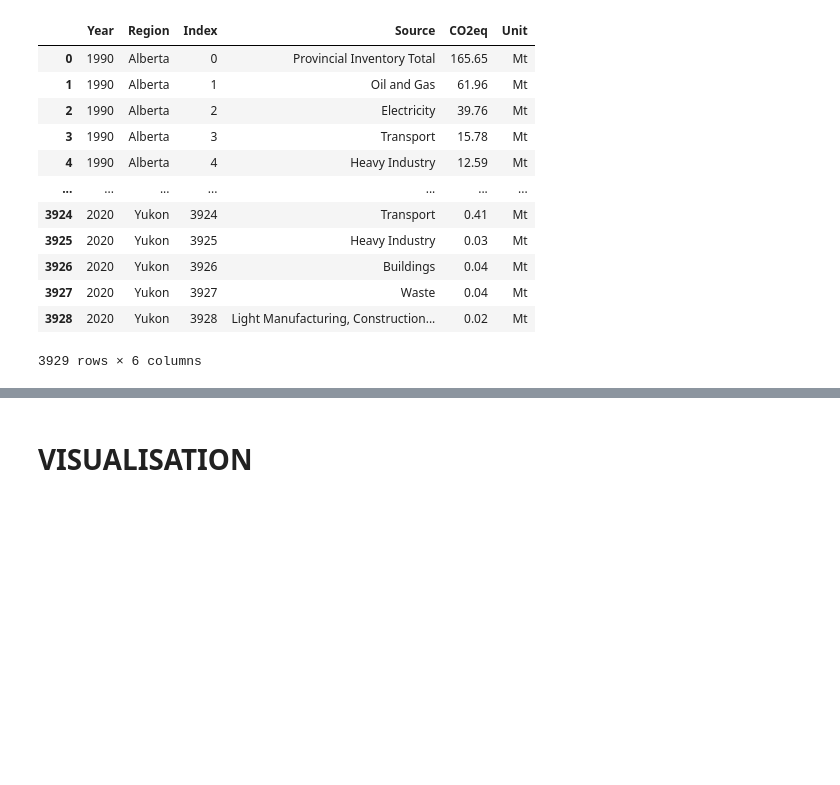
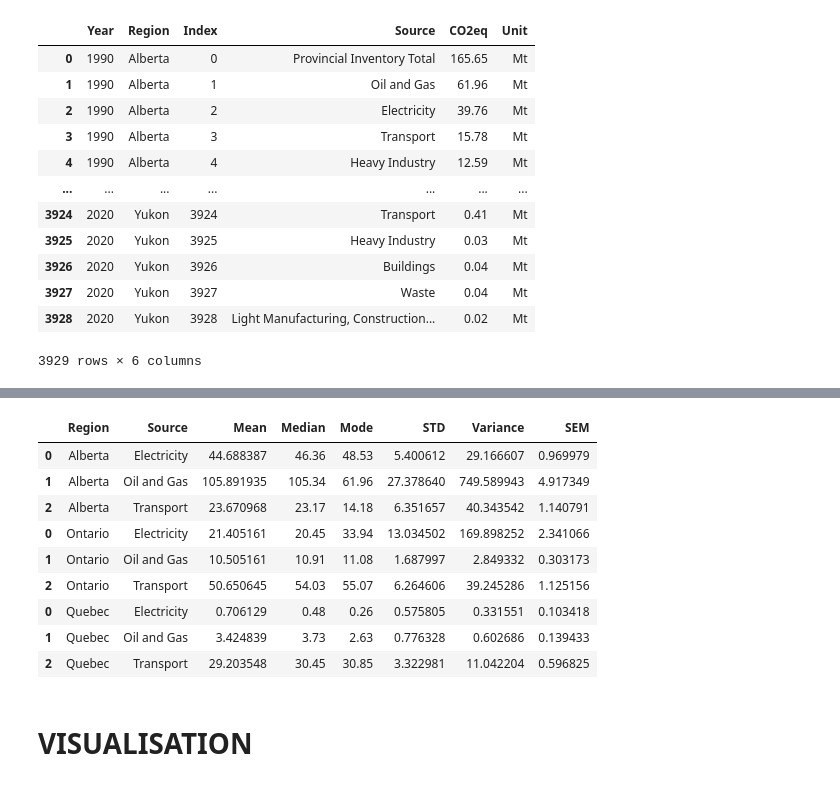
Before and after one commit to fabiomarcullo/Project_1_Climate_Action_Goals, a Jupyter notebook: Project_Sustainability_Data.ipynb, the cells around one changed output, grey strips where cells are left out. Cells and saved outputs as stored; diff of their text form; code cells hidden in the pictures; blank space fills up the shorter version.

```diff
--- a/Project_Sustainability_Data.ipynb
+++ b/Project_Sustainability_Data.ipynb
@@ -281,0 +191,63 @@ quebec_scores
+# %%
+
+# Filter data by province and convert CO2eq to numeric
+alberta = provices_result[(provices_result["Region"] == "Alberta")&(provices_result["Source"].isin(["Electricity", "Oil and Gas", "Transport"]))]
+alberta.loc[:, "CO2eq"] = pd.to_numeric(alberta["CO2eq"], errors="coerce")
+
+ontario = provices_result[(provices_result["Region"] == "Ontario")& (provices_result["Source"].isin(["Electricity", "Oil and Gas", "Transport"]))]
+ontario.loc[:, "CO2eq"] = pd.to_numeric(ontario["CO2eq"], errors="coerce")
+
+quebec = provices_result[(provices_result["Region"] == "Quebec")& (provices_result["Source"].isin(["Electricity", "Oil and Gas", "Transport"]))]
+quebec.loc[:, "CO2eq"] = pd.to_numeric(quebec["CO2eq"], errors="coerce")
+
+# Compute statistics for each province
+alberta_scores_mean = alberta.groupby(["Source"])["CO2eq"].mean()
+alberta_scores_median = alberta.groupby(["Source"]).median()
+alberta_scores_mode = alberta.groupby(["Source"])["CO2eq"].apply(lambda x: x.mode()[0] if not x.mode().empty else None)
+alberta_scores_std = alberta.groupby(["Source"])["CO2eq"].std()
+alberta_scores_var = alberta.groupby(["Source"])["CO2eq"].var()
+alberta_scores_sem = alberta.groupby(["Source"])["CO2eq"].sem()
+
+ontario_scores_mean = ontario.groupby(["Source"])["CO2eq"].mean()
+ontario_scores_median = ontario.groupby(["Source"]).median()
+ontario_scores_mode = ontario.groupby(["Source"])["CO2eq"].apply(lambda x: x.mode()[0] if not x.mode().empty else None)
+ontario_scores_std = ontario.groupby(["Source"])["CO2eq"].std()
+ontario_scores_var = ontario.groupby(["Source"])["CO2eq"].var()
+ontario_scores_sem = ontario.groupby(["Source"])["CO2eq"].sem()
+
+quebec_scores_mean = quebec.groupby(["Source"])["CO2eq"].mean()
+quebec_scores_median = quebec.groupby(["Source"]).median()
+quebec_scores_mode = quebec.groupby(["Source"])["CO2eq"].apply(lambda x: x.mode()[0] if not x.mode().empty else None)
+quebec_scores_std = quebec.groupby(["Source"])["CO2eq"].std()
+quebec_scores_var = quebec.groupby(["Source"])["CO2eq"].var()
+quebec_scores_sem = quebec.groupby(["Source"])["CO2eq"].sem()
+
+# Combine statistics for all provinces into a single dataframe
+provinces_result_df = pd.concat([
+    pd.DataFrame({"Region": "Alberta",
+                  "Source": alberta_scores_mean.index,
+                  "Mean": alberta_scores_mean.values,
+                  "Median": alberta_scores_median["CO2eq"].values,
+                  "Mode": alberta_scores_mode.values,
+                  "STD": alberta_scores_std.values,
+                  "Variance": alberta_scores_var.values,
+                  "SEM": alberta_scores_sem.values}),
+    pd.DataFrame({"Region": "Ontario",
+                  "Source": ontario_scores_mean.index,
+                  "Mean": ontario_scores_mean.values,
+                  "Median": ontario_scores_median["CO2eq"].values,
+                  "Mode": ontario_scores_mode.values,
+                  "STD": ontario_scores_std.values,
+                  "Variance": ontario_scores_var.values,
+                  "SEM": ontario_scores_sem.values}),
+    pd.DataFrame({"Region": "Quebec",
+                  "Source": quebec_scores_mean.index,
+                  "Mean": quebec_scores_mean.values,
+                  "Median": quebec_scores_median["CO2eq"].values,
+                  "Mode": quebec_scores_mode.values,
+                  "STD": quebec_scores_std.values,
+                  "Variance": quebec_scores_var.values,
+                  "SEM": quebec_scores_sem.values})])
+
+provinces_result_df
+# %% [output]
@@ -282,3 +269,13 @@ quebec_scores
+|  | Region | Source | Mean | Median | Mode | STD | Variance | SEM |
+| 0 | Alberta | Electricity | 44.688387 | 46.36 | 48.53 | 5.400612 | 29.166607 | 0.969979 |
+| 1 | Alberta | Oil and Gas | 105.891935 | 105.34 | 61.96 | 27.378640 | 749.589943 | 4.917349 |
+| 2 | Alberta | Transport | 23.670968 | 23.17 | 14.18 | 6.351657 | 40.343542 | 1.140791 |
+| 0 | Ontario | Electricity | 21.405161 | 20.45 | 33.94 | 13.034502 | 169.898252 | 2.341066 |
+| 1 | Ontario | Oil and Gas | 10.505161 | 10.91 | 11.08 | 1.687997 | 2.849332 | 0.303173 |
+| 2 | Ontario | Transport | 50.650645 | 54.03 | 55.07 | 6.264606 | 39.245286 | 1.125156 |
+| 0 | Quebec | Electricity | 0.706129 | 0.48 | 0.26 | 0.575805 | 0.331551 | 0.103418 |
+| 1 | Quebec | Oil and Gas | 3.424839 | 3.73 | 2.63 | 0.776328 | 0.602686 | 0.139433 |
+| 2 | Quebec | Transport | 29.203548 | 30.45 | 30.85 | 3.322981 | 11.042204 | 0.596825 |
 # %% [markdown]
 # VISUALISATION
 # %%
```
Also changed, not shown: parts of 5 cells of this notebook.
